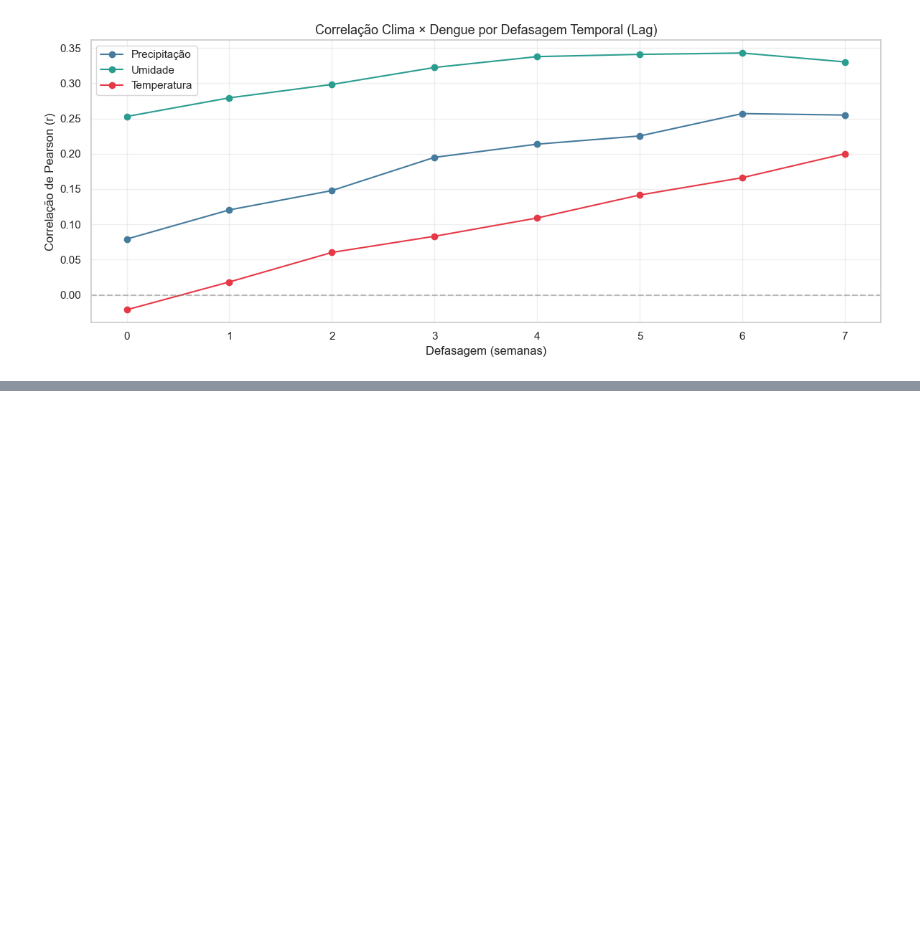
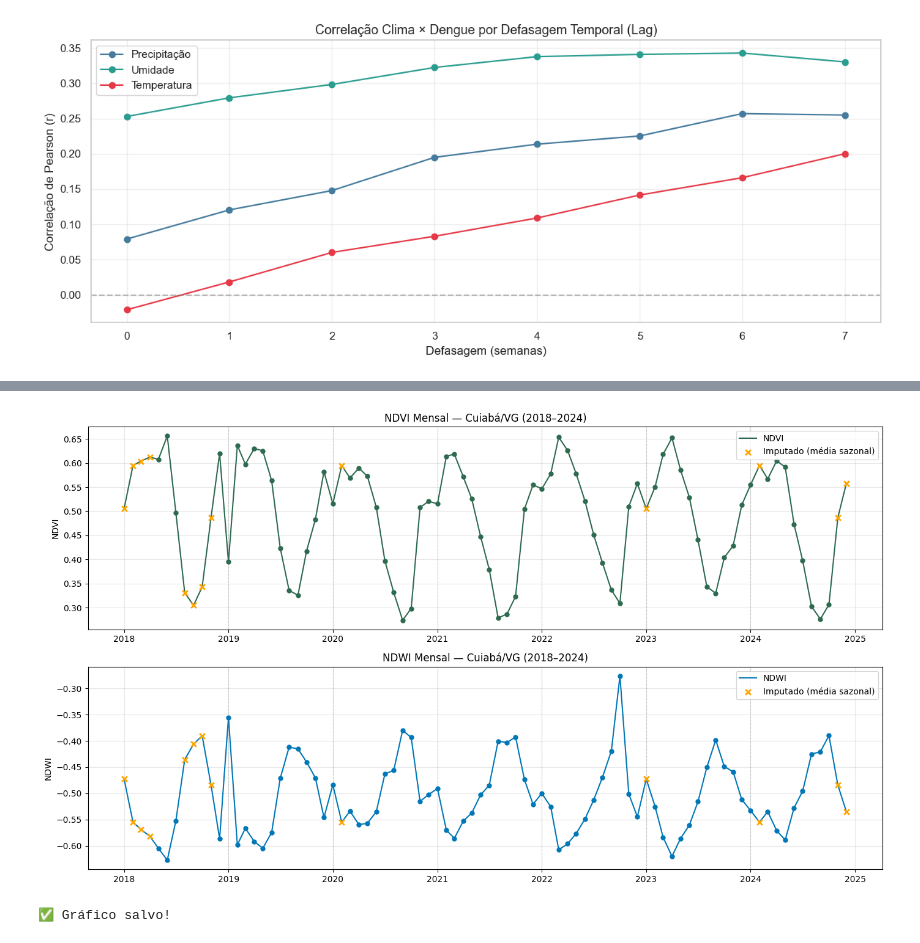
Before and after one commit to ediney-magalhaes/dengue-mt, a Jupyter notebook: notebooks/01_eda_exploratoria.ipynb, the cells around one changed output, grey strips where cells are left out. Saved outputs shown, nothing was run; the diff lists cells and outputs as text; code cells hidden in the pictures; blank space fills up the shorter version.

Commit message:
feat: dados GEE — NDVI/NDWI blend Sentinel-2 + MODIS 2018-2024

```diff
--- a/notebooks/01_eda_exploratoria.ipynb
+++ b/notebooks/01_eda_exploratoria.ipynb
@@ -682,3 +682,12 @@ plt.show()
            6        0.257019   0.342789       0.166128
            7        0.254885   0.330231       0.200144
 [figure]
+# %%
+import pandas as pd
+
+# Carregar dados GEE
+gee = pd.read_csv('../data/raw/gee/ndvi_ndwi_mensal_2018_2024.csv')
+print(f"Shape: {gee.shape}")
+print(f"\nColunas: {gee.columns.tolist()}")
+print(f"\nAmostra:")
+print(gee.head(10))
@@ -684,0 +829,48 @@ plt.show()
+# %%
+import matplotlib.pyplot as plt
+import matplotlib.patches as mpatches
+
+fig, axes = plt.subplots(2, 1, figsize=(14, 8))
+
+# Separar dados reais e imputados
+reais = gee_clean2[gee_clean2['n_imagens'] > 0]
+imputados = gee_clean2[gee_clean2['n_imagens'] == 0]
+
+# 1 — NDVI
+axes[0].plot(gee_clean2['data'], gee_clean2['ndvi_medio'],
+             color='#2d6a4f', linewidth=1.5, label='NDVI')
+axes[0].scatter(reais['data'], reais['ndvi_medio'],
+                color='#2d6a4f', s=25, zorder=5)
+axes[0].scatter(imputados['data'], imputados['ndvi_medio'],
+                color='orange', s=40, marker='x', zorder=5,
+                linewidths=2, label='Imputado (média sazonal)')
+axes[0].set_title('NDVI Mensal — Cuiabá/VG (2018–2024)', fontsize=12)
+axes[0].set_ylabel('NDVI')
+axes[0].legend()
+axes[0].grid(alpha=0.3)
+
+# 2 — NDWI
+axes[1].plot(gee_clean2['data'], gee_clean2['ndwi_medio'],
+             color='#0077b6', linewidth=1.5, label='NDWI')
+axes[1].scatter(reais['data'], reais['ndwi_medio'],
+                color='#0077b6', s=25, zorder=5)
+axes[1].scatter(imputados['data'], imputados['ndwi_medio'],
+                color='orange', s=40, marker='x', zorder=5,
+                linewidths=2, label='Imputado (média sazonal)')
+axes[1].set_title('NDWI Mensal — Cuiabá/VG (2018–2024)', fontsize=12)
+axes[1].set_ylabel('NDWI')
+axes[1].legend()
+axes[1].grid(alpha=0.3)
+
+for ax in axes:
+    for ano in range(2019, 2025):
+        ax.axvline(pd.Timestamp(f'{ano}-01-01'), color='gray',
+                   linestyle='--', alpha=0.3, linewidth=0.8)
+
+plt.tight_layout()
+plt.savefig('../reports/fig08_ndvi_ndwi_mensal.png', dpi=150, bbox_inches='tight')
+plt.show()
+print("✅ Gráfico salvo!")
+# %% [output]
+[figure, added]
+✅ Gráfico salvo!
```
Also changed, not shown: parts of 6 cells of this notebook, 6 other files.
